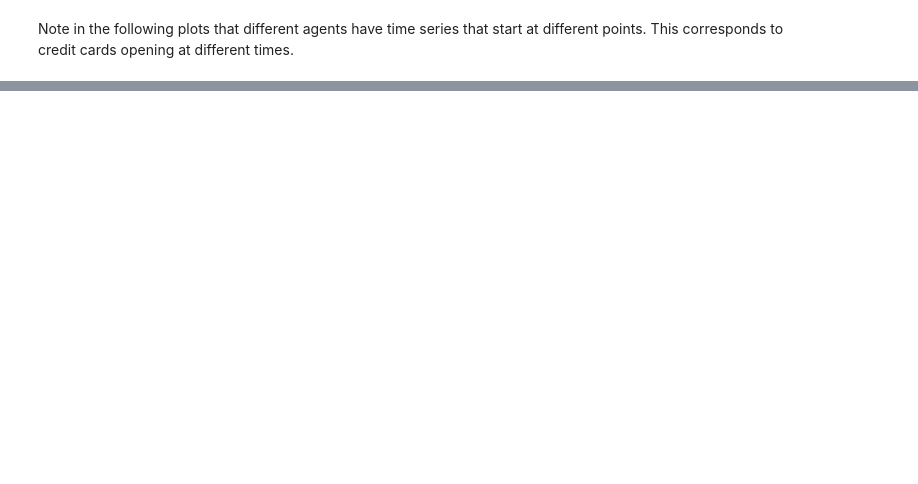
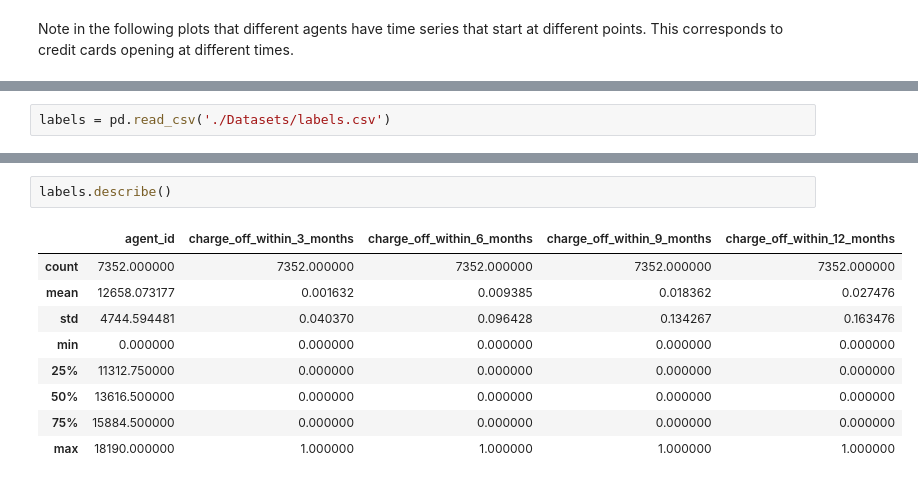
Before and after one commit to mustafa-droid18/Beyond_The_Hack, a Jupyter notebook: EDA (2).ipynb, the cells around one changed output, grey strips where cells are left out. Drawn from its saved outputs; the diff is of its cells as text; blank space fills up the shorter version.

```diff
--- a/EDA (2).ipynb
+++ b/EDA (2).ipynb
@@ -76,0 +276,2 @@ plot_behavior_over_time(payments_log, sample_size=10, period='M', data_type='pay
+# %%
+labels = pd.read_csv('./Datasets/labels.csv')
@@ -76,0 +287,12 @@ plot_behavior_over_time(payments_log, sample_size=10, period='M', data_type='pay
+# %%
+labels.describe()
+# %% [output]
+|  | agent_id | charge_off_within_3_months | charge_off_within_6_months | charge_off_within_9_months | charge_off_within_12_months |
+| count | 7352.000000 | 7352.000000 | 7352.000000 | 7352.000000 | 7352.000000 |
+| mean | 12658.073177 | 0.001632 | 0.009385 | 0.018362 | 0.027476 |
+| std | 4744.594481 | 0.040370 | 0.096428 | 0.134267 | 0.163476 |
+| min | 0.000000 | 0.000000 | 0.000000 | 0.000000 | 0.000000 |
+| 25% | 11312.750000 | 0.000000 | 0.000000 | 0.000000 | 0.000000 |
+| 50% | 13616.500000 | 0.000000 | 0.000000 | 0.000000 | 0.000000 |
+| 75% | 15884.500000 | 0.000000 | 0.000000 | 0.000000 | 0.000000 |
+| max | 18190.000000 | 1.000000 | 1.000000 | 1.000000 | 1.000000 |
```
Also changed, not shown: parts of 28 cells of this notebook, 2 other files.
